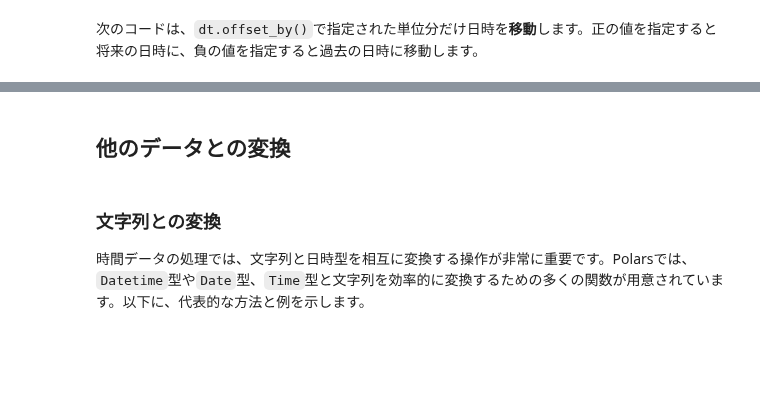
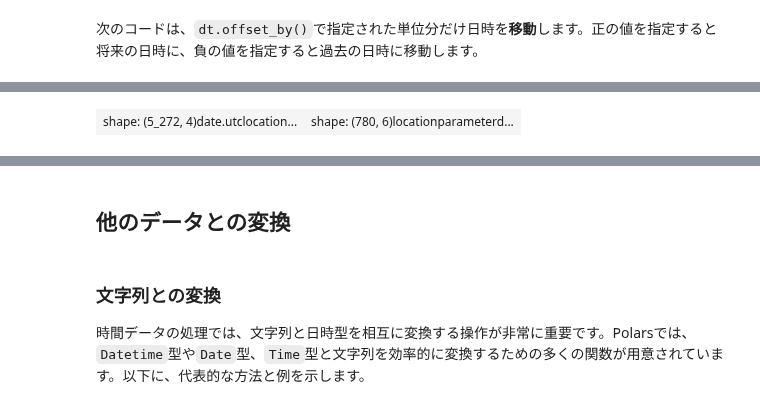
Before and after one commit to ruoyu0088/polars_guide, a Jupyter notebook: polars_guide/048_polars_time.ipynb, the cells around one changed output, grey strips where cells are left out. Saved outputs shown, nothing was run; the diff lists cells and outputs as text; code cells hidden in the pictures; blank space fills up the shorter version.

```diff
--- a/polars_guide/048_polars_time.ipynb
+++ b/polars_guide/048_polars_time.ipynb
@@ -218,0 +236,11 @@ shape: (3, 6)
+# %%
+df = pl.read_csv('data/air_quality_long.csv', try_parse_dates=True).drop('city', 'country', 'unit')
+df = df.sort('location', 'parameter', 'date.utc') #❶
+df_down = df.group_by_dynamic('date.utc', every='8h', group_by=['location', 'parameter']).agg( #❷
+    pl.col('value').min().alias('value_min'),  #❸
+    pl.col('value').mean().alias('value_mean'),#❸
+    pl.col('value').max().alias('value_max')   #❸
+)
+row(df, df_down)
+# %% [output]
+| shape: (5_272, 4)date.utclocation... | shape: (780, 6)locationparameterd... |
```
Also changed, not shown: parts of 3 cells of this notebook, 2 other files.
